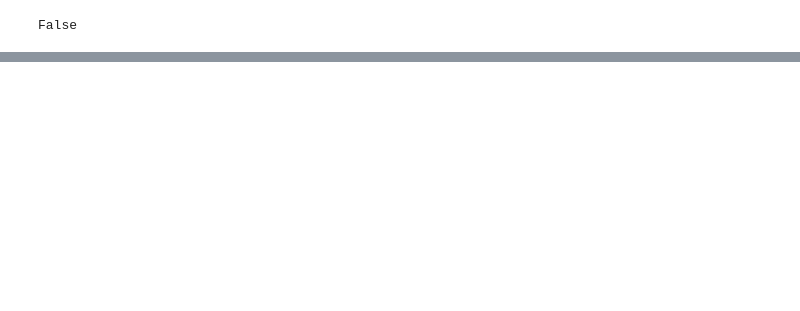
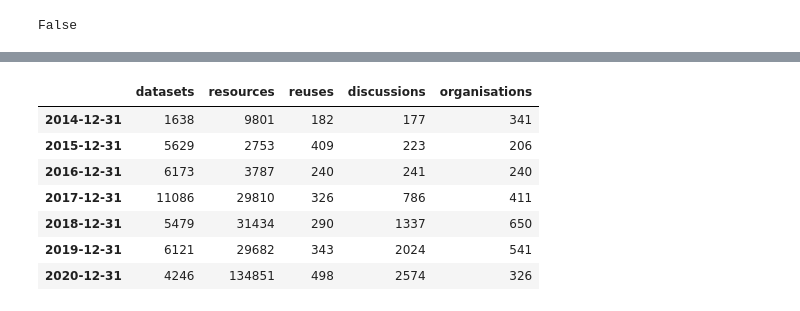
Before and after one commit to abulte/datagouvfr-catalogue, a Jupyter notebook: analysis.ipynb, the cells around one changed output, grey strips where cells are left out. Drawn from its saved outputs; the diff is of its cells as text; code cells hidden in the pictures; blank space fills up the shorter version.

```diff
--- a/analysis.ipynb
+++ b/analysis.ipynb
@@ -7,23 +7,28 @@ import plotly.express as px
 data = [
     {
         'id': 'datasets',
-        'url': 'https://www.data.gouv.fr/fr/datasets/r/f868cca6-8da1-4369-a78d-47463f19a9a3'
+        'url': 'https://www.data.gouv.fr/fr/datasets/r/f868cca6-8da1-4369-a78d-47463f19a9a3',
+        'date_cols': ['created_at', 'last_modified'],
     },
     {
         'id': 'resources',
-        'url': 'https://www.data.gouv.fr/fr/datasets/r/4babf5f2-6a9c-45b5-9144-ca5eae6a7a6d'
+        'url': 'https://www.data.gouv.fr/fr/datasets/r/4babf5f2-6a9c-45b5-9144-ca5eae6a7a6d',
+        'date_cols': ['created_at', 'modified'],
     },
     {
         'id': 'reuses',
-        'url': 'https://www.data.gouv.fr/fr/datasets/r/970aafa0-3778-4d8b-b9d1-de937525e379'
+        'url': 'https://www.data.gouv.fr/fr/datasets/r/970aafa0-3778-4d8b-b9d1-de937525e379',
+        'date_cols': ['created_at', 'last_modified'],
     },
     {
         'id': 'discussions',
-        'url': 'https://www.data.gouv.fr/fr/datasets/r/d77705e1-4ecd-461c-8c24-662d47c4c2f9'
+        'url': 'https://www.data.gouv.fr/fr/datasets/r/d77705e1-4ecd-461c-8c24-662d47c4c2f9',
+        'date_cols': ['created', 'closed'],
     },
     {
         'id': 'organisations',
-        'url': 'https://www.data.gouv.fr/fr/datasets/r/b7bbfedc-2448-4135-a6c7-104548d396e7'
+        'url': 'https://www.data.gouv.fr/fr/datasets/r/b7bbfedc-2448-4135-a6c7-104548d396e7',
+        'date_cols': ['created_at', 'last_modified'],
     },
 ]
 
@@ -47,12 +52,3 @@ def download():
 download()
 # %% [output]
 False
-# %%
-datum = [d for d in data if d['id'] == 'datasets'][0]
-date_cols = ['created_at', 'last_modified']
-datasets = pd.read_csv(datum['filepath'], delimiter=';', parse_dates=date_cols)
-
-datum = [d for d in data if d['id'] == 'organisations'][0]
-date_cols = ['created_at', 'last_modified']
-organisations = pd.read_csv(datum['filepath'], delimiter=';', parse_dates=date_cols)
-organisations.head(1)
@@ -67 +55,24 @@ creations = pd.merge(d_year, o_year, right_index=True, left_index=True)
+# %%
+for datum in data:
+    datum['df'] = pd.read_csv(datum['filepath'], delimiter=';', parse_dates=datum['date_cols'])
+# %%
+# compute object creation by year
+df_year = None
+for datum in data:
+    created = datum['date_cols'][0]
+    _df = datum['df'].groupby(pd.Grouper(key=created, freq="Y")).count()['id'].rename(datum['id'])
+    if df_year is None:
+        df_year = _df
+    else:
+        df_year = pd.merge(df_year, _df, right_index=True, left_index=True)
+df_year
+# %% [output]
+|  | datasets | resources | reuses | discussions | organisations |
+| 2014-12-31 | 1638 | 9801 | 182 | 177 | 341 |
+| 2015-12-31 | 5629 | 2753 | 409 | 223 | 206 |
+| 2016-12-31 | 6173 | 3787 | 240 | 241 | 240 |
+| 2017-12-31 | 11086 | 29810 | 326 | 786 | 411 |
+| 2018-12-31 | 5479 | 31434 | 290 | 1337 | 650 |
+| 2019-12-31 | 6121 | 29682 | 343 | 2024 | 541 |
+| 2020-12-31 | 4246 | 134851 | 498 | 2574 | 326 |
 # %%
```
Also changed, not shown: parts of 6 cells of this notebook.
